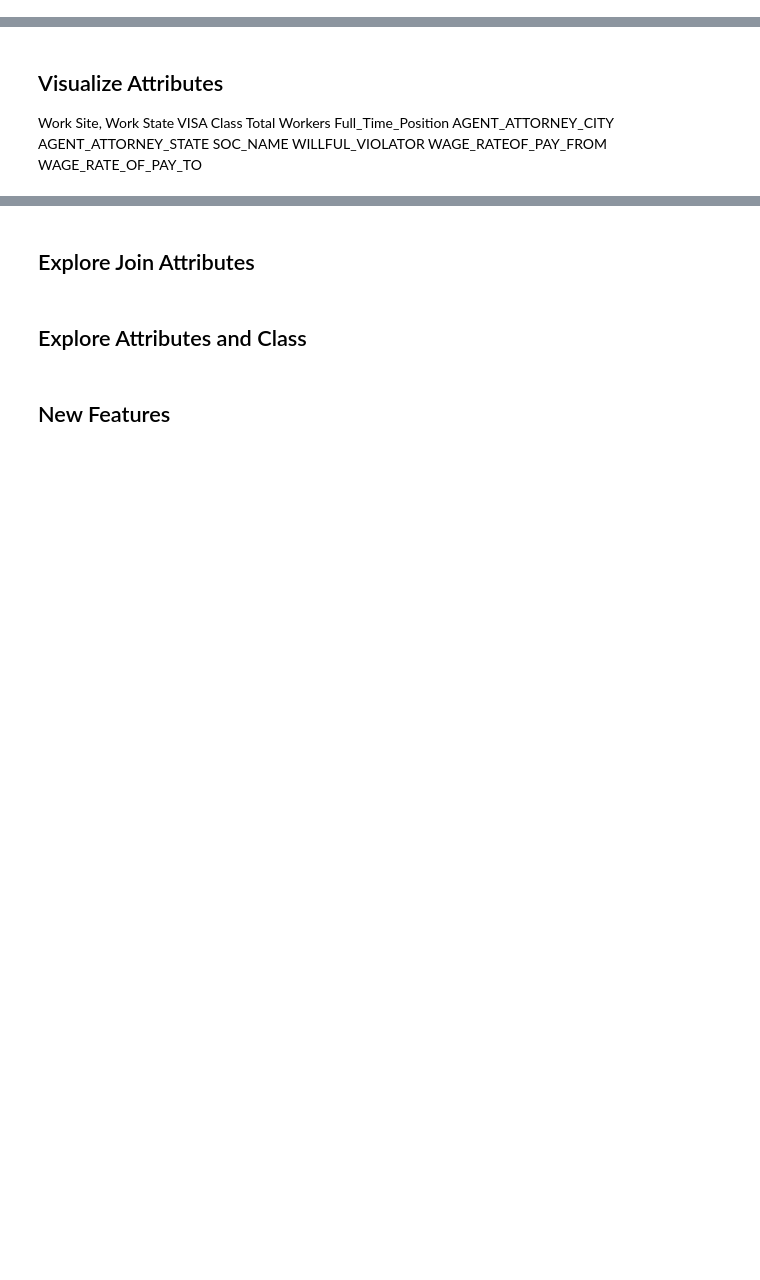
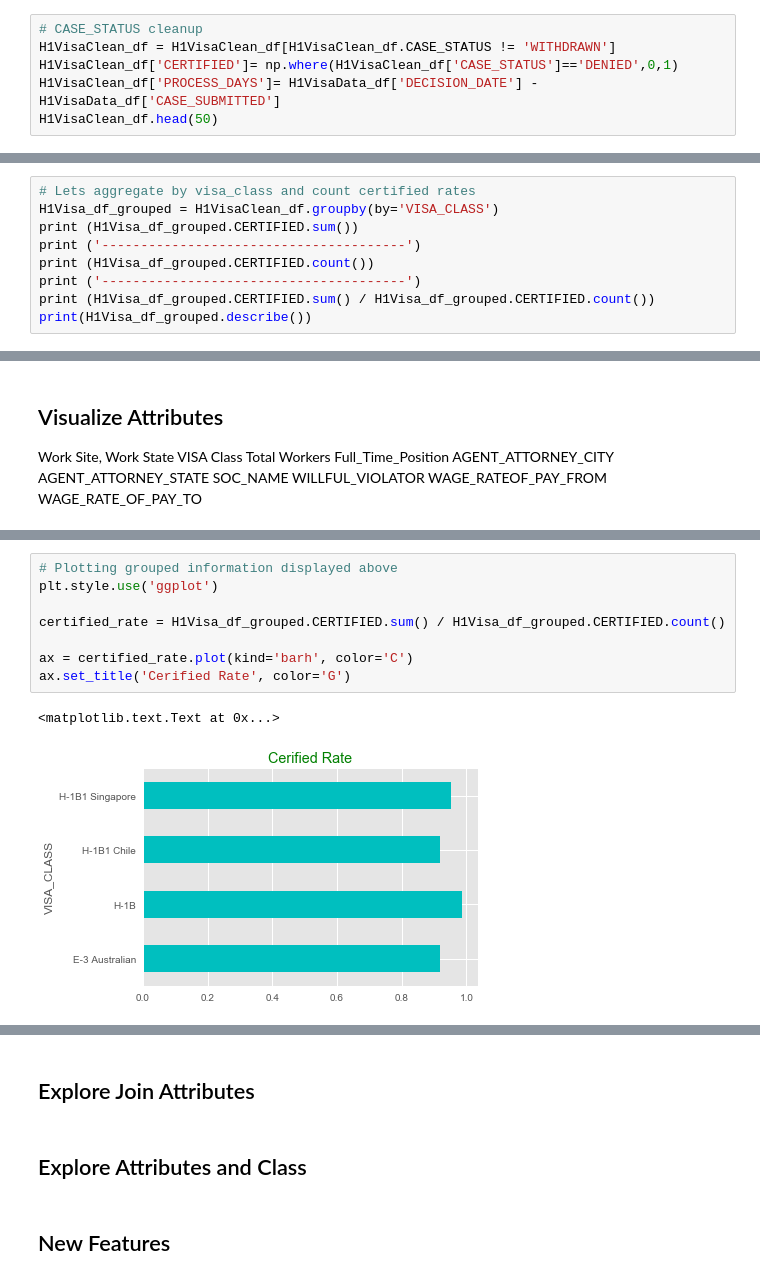
Before and after one commit to adelial/DM_TeamProject, a Jupyter notebook: H1Visa_TeamProject.ipynb, the cells around one changed output, grey strips where cells are left out. Drawn from its saved outputs; the diff is of its cells as text; blank space fills up the shorter version.

Commit message:
Add files via upload
Clean up and some grouping stats with visualization

```diff
--- a/H1Visa_TeamProject.ipynb
+++ b/H1Visa_TeamProject.ipynb
@@ -127,0 +144,6 @@ H1VisaClean_df = H1VisaClean_df[(H1VisaClean_df['EMPLOYMENT_START_DATE']>('2015-
+# %%
+# CASE_STATUS cleanup
+H1VisaClean_df = H1VisaClean_df[H1VisaClean_df.CASE_STATUS != 'WITHDRAWN']
+H1VisaClean_df['CERTIFIED']= np.where(H1VisaClean_df['CASE_STATUS']=='DENIED',0,1)
+H1VisaClean_df['PROCESS_DAYS']= H1VisaData_df['DECISION_DATE'] - H1VisaData_df['CASE_SUBMITTED']
+H1VisaClean_df.head(50)
@@ -235,0 +298,9 @@ import seaborn as sns
+# %%
+# Lets aggregate by visa_class and count certified rates
+H1Visa_df_grouped = H1VisaClean_df.groupby(by='VISA_CLASS')
+print (H1Visa_df_grouped.CERTIFIED.sum())
+print ('---------------------------------------')
+print (H1Visa_df_grouped.CERTIFIED.count())
+print ('---------------------------------------')
+print (H1Visa_df_grouped.CERTIFIED.sum() / H1Visa_df_grouped.CERTIFIED.count())
+print(H1Visa_df_grouped.describe())
@@ -248,0 +378,11 @@ WAGE_RATE_OF_PAY_TO
+# %%
+# Plotting grouped information displayed above
+plt.style.use('ggplot')
+
+certified_rate = H1Visa_df_grouped.CERTIFIED.sum() / H1Visa_df_grouped.CERTIFIED.count()
+
+ax = certified_rate.plot(kind='barh', color='C')
+ax.set_title('Cerified Rate', color='G')
+# %% [output]
+<matplotlib.text.Text at 0x...>
+[figure, added]
```
Also changed, not shown: parts of 22 cells of this notebook.
